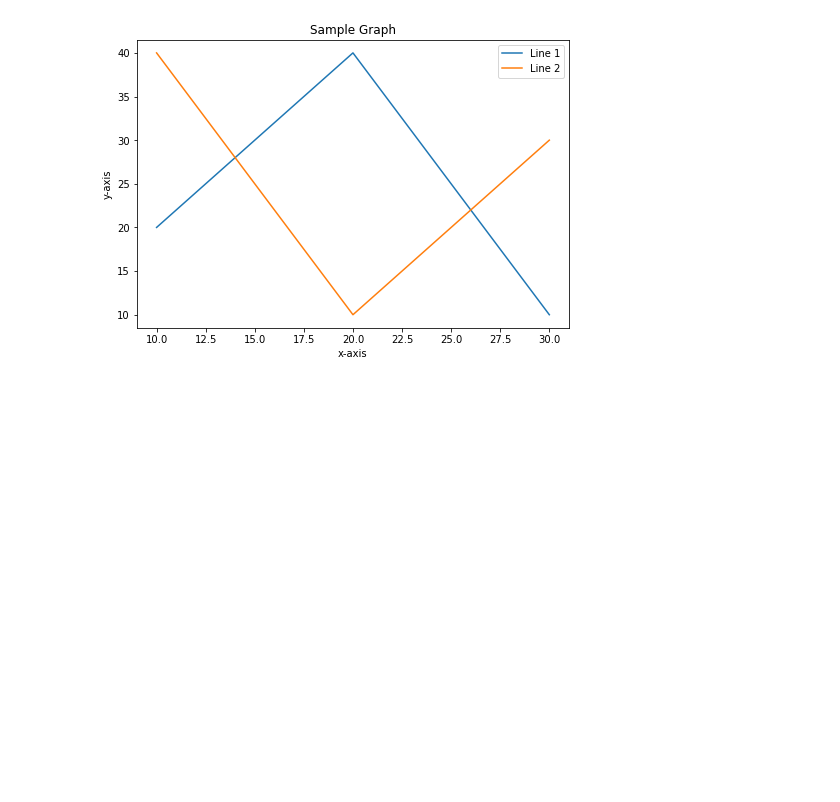
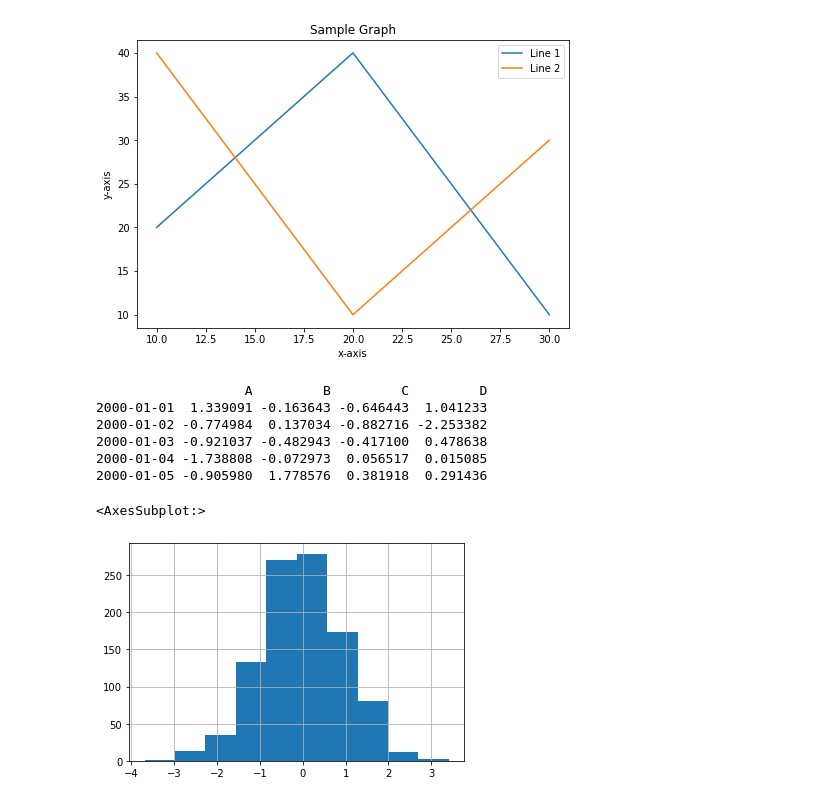
Before and after one commit to mwiginton/sandbox_matplotlib, a Jupyter notebook: practice_exercises.ipynb, the cells around one changed output. Drawn from its saved outputs; the diff is of its cells as text; code cells hidden in the pictures; blank space fills up the shorter version.

Commit message:
add more sample charts

```diff
--- a/practice_exercises.ipynb
+++ b/practice_exercises.ipynb
@@ -67,3 +68,19 @@ plt.legend()
 # %% [output]
 <matplotlib.legend.Legend at 0x...>
 [figure]
+# %%
+# Example of a histogram
+df1 = pd.read_csv('df1',index_col=0)
+print(df1.head())
+
+# A sample histogram of column A
+df1['A'].hist()
+# %% [output]
+                   A         B         C         D
+2000-01-01  1.339091 -0.163643 -0.646443  1.041233
+2000-01-02 -0.774984  0.137034 -0.882716 -2.253382
+2000-01-03 -0.921037 -0.482943 -0.417100  0.478638
+2000-01-04 -1.738808 -0.072973  0.056517  0.015085
+2000-01-05 -0.905980  1.778576  0.381918  0.291436
+<AxesSubplot:>
+[figure, added]
```
Also changed, not shown: parts of 6 cells of this notebook, 2 other files.
